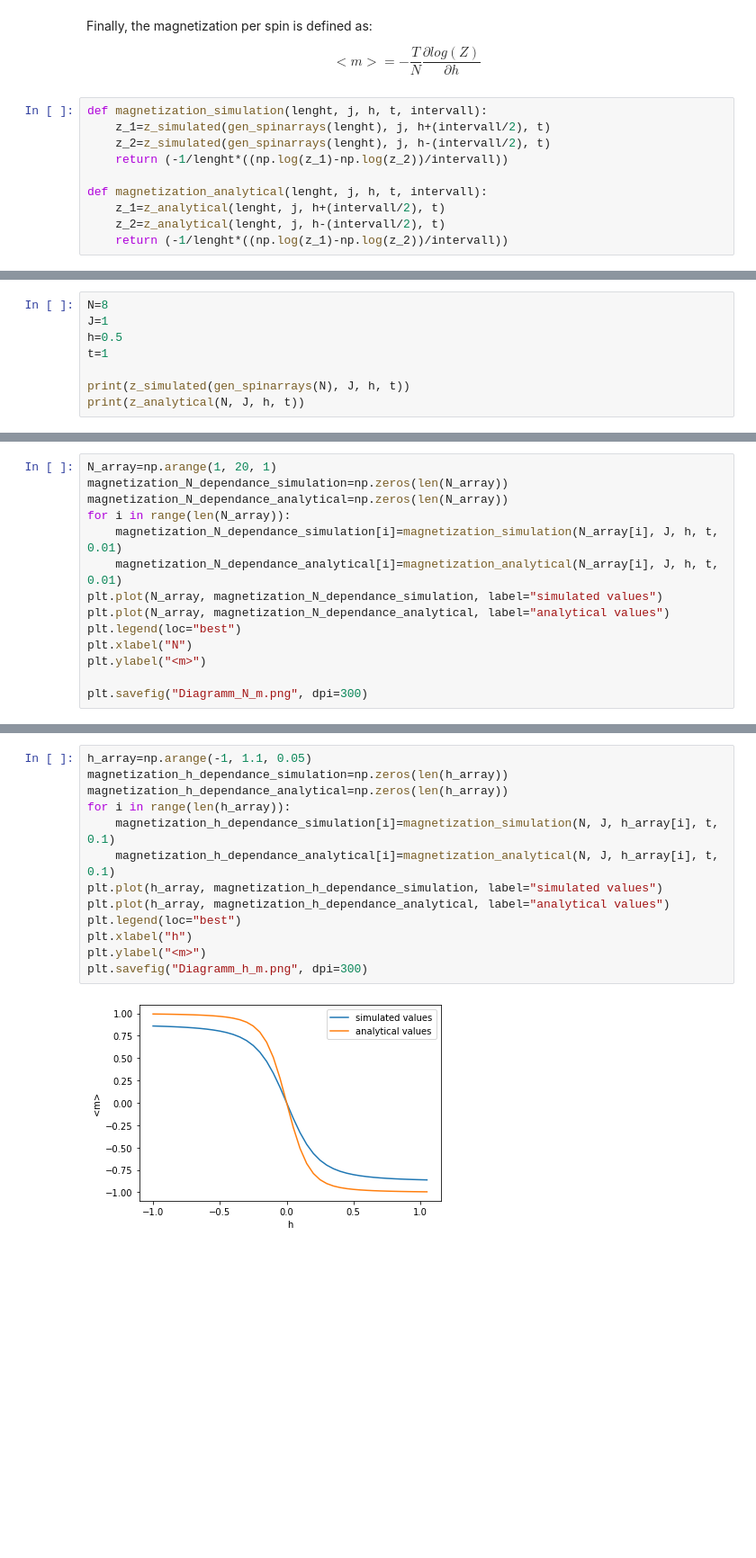
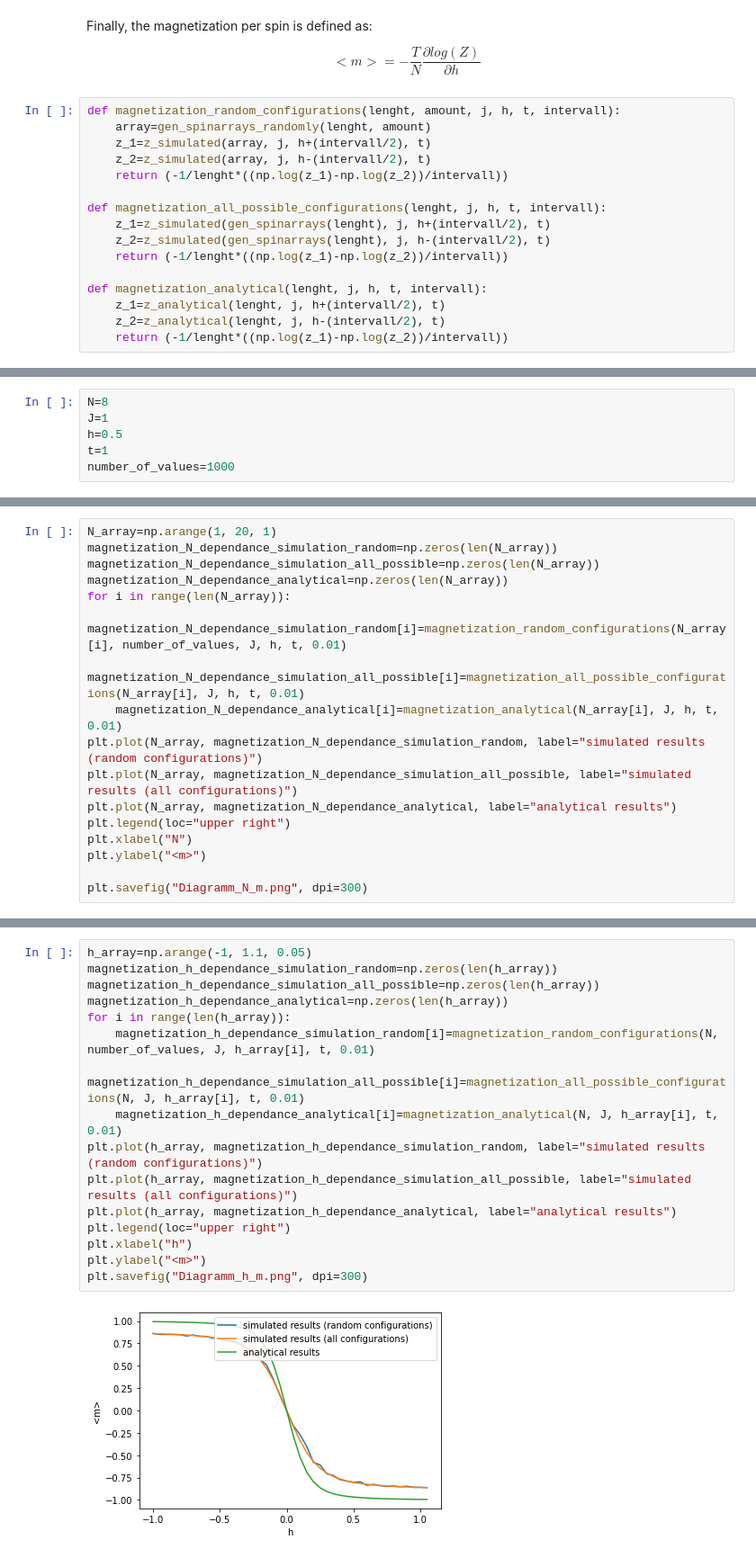
Before and after one commit to thomas-matt-block/physics760_Martin, a Jupyter notebook: Exercise 1/exercise1.ipynb, the cells around one changed output, grey strips where cells are left out. Shown: that part at 90% size. Saved outputs shown, nothing was run; the diff lists cells and outputs as text; blank space fills up the shorter version.

```diff
--- a/Exercise 1/exercise1.ipynb
+++ b/Exercise 1/exercise1.ipynb
@@ -95,7 +108,13 @@ Finally, the magnetization per spin is defined as:
     <m>=-\frac{T}{N}\frac{\partial log(Z)}{\partial h}
 \end{equation}
 # %%
-def magnetization_simulation(lenght, j, h, t, intervall):
+def magnetization_random_configurations(lenght, amount, j, h, t, intervall):
+    array=gen_spinarrays_randomly(lenght, amount)
+    z_1=z_simulated(array, j, h+(intervall/2), t)
+    z_2=z_simulated(array, j, h-(intervall/2), t)
+    return (-1/lenght*((np.log(z_1)-np.log(z_2))/intervall))
+
+def magnetization_all_possible_configurations(lenght, j, h, t, intervall):
     z_1=z_simulated(gen_spinarrays(lenght), j, h+(intervall/2), t)
     z_2=z_simulated(gen_spinarrays(lenght), j, h-(intervall/2), t)
     return (-1/lenght*((np.log(z_1)-np.log(z_2))/intervall))
@@ -115,6 +136,4 @@ N=8
 J=1
 h=0.5
 t=1
-
-print(z_simulated(gen_spinarrays(N), J, h, t))
-print(z_analytical(N, J, h, t))
+number_of_values=1000
@@ -124,13 +142,16 @@ print(z_analytical(N, J, h, t))
 # %%
 N_array=np.arange(1, 20, 1)
-magnetization_N_dependance_simulation=np.zeros(len(N_array))
+magnetization_N_dependance_simulation_random=np.zeros(len(N_array))
+magnetization_N_dependance_simulation_all_possible=np.zeros(len(N_array))
 magnetization_N_dependance_analytical=np.zeros(len(N_array))
 for i in range(len(N_array)):
-    magnetization_N_dependance_simulation[i]=magnetization_simulation(N_array[i], J, h, t, 0.01)
+    magnetization_N_dependance_simulation_random[i]=magnetization_random_configurations(N_array[i], number_of_values, J, h, t, 0.01)
+    magnetization_N_dependance_simulation_all_possible[i]=magnetization_all_possible_configurations(N_array[i], J, h, t, 0.01)
     magnetization_N_dependance_analytical[i]=magnetization_analytical(N_array[i], J, h, t, 0.01)
-plt.plot(N_array, magnetization_N_dependance_simulation, label="simulated values")
-plt.plot(N_array, magnetization_N_dependance_analytical, label="analytical values")
-plt.legend(loc="best")
+plt.plot(N_array, magnetization_N_dependance_simulation_random, label="simulated results (random configurations)")
+plt.plot(N_array, magnetization_N_dependance_simulation_all_possible, label="simulated results (all configurations)")
+plt.plot(N_array, magnetization_N_dependance_analytical, label="analytical results")
+plt.legend(loc="upper right")
 plt.xlabel("N")
 plt.ylabel("<m>")
 
@@ -140,15 +177,18 @@ plt.savefig("Diagramm_N_m.png", dpi=300)
 # %%
 h_array=np.arange(-1, 1.1, 0.05)
-magnetization_h_dependance_simulation=np.zeros(len(h_array))
+magnetization_h_dependance_simulation_random=np.zeros(len(h_array))
+magnetization_h_dependance_simulation_all_possible=np.zeros(len(h_array))
 magnetization_h_dependance_analytical=np.zeros(len(h_array))
 for i in range(len(h_array)):
-    magnetization_h_dependance_simulation[i]=magnetization_simulation(N, J, h_array[i], t, 0.1)
-    magnetization_h_dependance_analytical[i]=magnetization_analytical(N, J, h_array[i], t, 0.1)
-plt.plot(h_array, magnetization_h_dependance_simulation, label="simulated values")
-plt.plot(h_array, magnetization_h_dependance_analytical, label="analytical values")
-plt.legend(loc="best")
+    magnetization_h_dependance_simulation_random[i]=magnetization_random_configurations(N, number_of_values, J, h_array[i], t, 0.01)
+    magnetization_h_dependance_simulation_all_possible[i]=magnetization_all_possible_configurations(N, J, h_array[i], t, 0.01)
+    magnetization_h_dependance_analytical[i]=magnetization_analytical(N, J, h_array[i], t, 0.01)
+plt.plot(h_array, magnetization_h_dependance_simulation_random, label="simulated results (random configurations)")
+plt.plot(h_array, magnetization_h_dependance_simulation_all_possible, label="simulated results (all configurations)")
+plt.plot(h_array, magnetization_h_dependance_analytical, label="analytical results")
+plt.legend(loc="upper right")
 plt.xlabel("h")
 plt.ylabel("<m>")
 plt.savefig("Diagramm_h_m.png", dpi=300)
 # %% [output]
-[figure, old version]
+[figure, new version]
```
Also changed, not shown: parts of 8 cells of this notebook.
